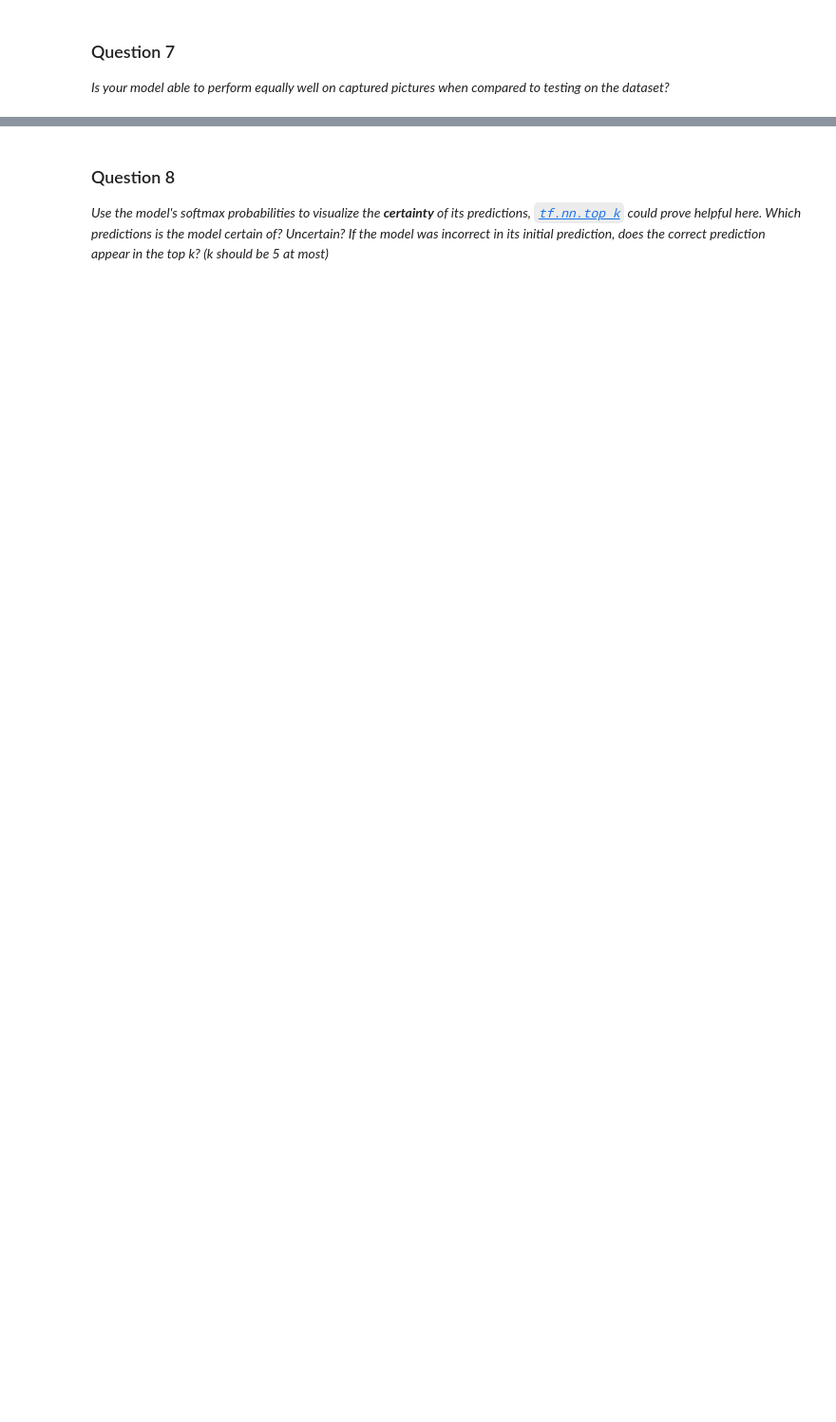
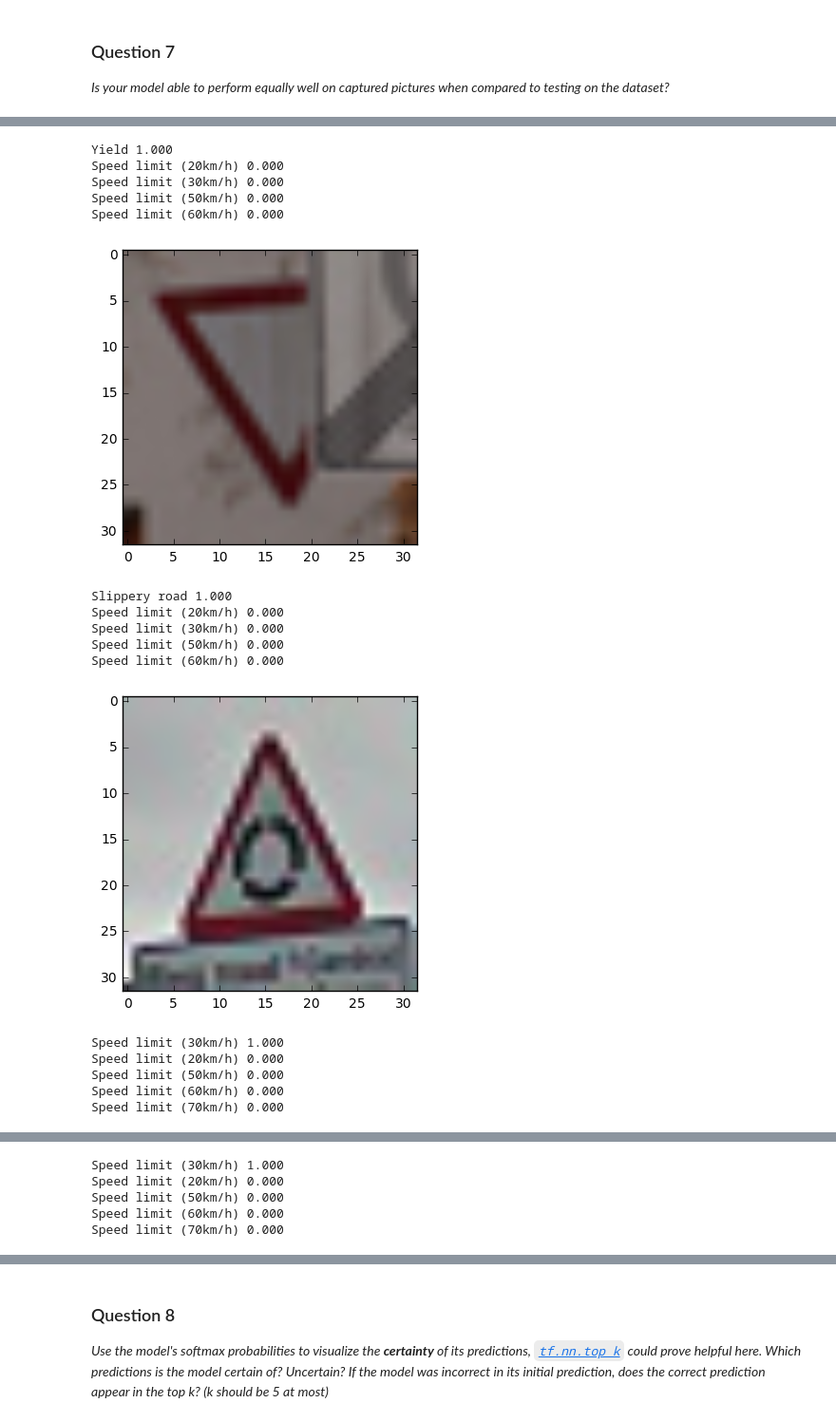
Before and after one commit to AM5800/self_drifing_car, a Jupyter notebook: traffic-signs/Traffic_Signs_Recognition.ipynb, the cells around one changed output, grey strips where cells are left out. Shown: that part at 95% size. Saved outputs shown, nothing was run; the diff lists cells and outputs as text; code cells hidden in the pictures; blank space fills up the shorter version.

```diff
--- a/traffic-signs/Traffic_Signs_Recognition.ipynb
+++ b/traffic-signs/Traffic_Signs_Recognition.ipynb
@@ -156,7 +154,7 @@ Use the code cell (or multiple code cells, if necessary) to implement the first
 ### Feel free to use as many code cells as needed.
 
 def convert_dataset(convert_fun, dataset):
-    return list(map(convert_fun, dataset))
+    return np.array(list(map(convert_fun, dataset)))
 
 class Dataset:
     def __init__(self, train, validation, test):
@@ -716,9 +732,9 @@ sorted(history.items(), key=lambda x: x[1], reverse=True)[:10:]
 # This is the final net with the best accuracy so far
 session = tf.Session()
 
-final_net = create_ms_net("original", [100, 100], [1000])
+final_net = create_ms_net("gray", [100, 100], [1000])
 final_dataset = dataset_provider.get(final_net.dataset_name)
-validation_accuracy = train(final_net, session, final_dataset, 30, 0.001, 50, 0.1, None)
+validation_accuracy = train(final_net, session, final_dataset, 50, 0.001, 50, 0.1, None)
 print("Final net: validation accuracy =", validation_accuracy)
 
 test_accuracy = evaluate_net(final_net, session, final_dataset.test, y_test_onehot)
@@ -865,0 +872,55 @@ Speed limit (60km/h) 0.000
+# %%
+### Visualize the softmax probabilities here.
+### Feel free to use as many code cells as needed.
+
+
+def get_signs_names():
+    result = {}
+    with open('signnames.csv') as csvfile:
+        reader = csv.DictReader(csvfile)
+        for row in reader:
+            classId = int(row['ClassId'])
+            name = row['SignName']
+            result[classId] = name
+    return result
+
+sign_names = get_signs_names()
+
+def show_what_net_thinks(sample, net):
+    converted = dataset_provider.convert(net.dataset_name, [sample])
+
+    softmax = tf.nn.softmax(net.tf_node)
+
+    top5 = session.run(tf.nn.top_k(softmax, k=5),
+                       feed_dict={net.x_placeholder: converted, net.dropout_placeholder: 1})
+
+    indices = top5.indices[0]
+    values = top5.values[0]
+
+    for i in range(len(indices)):
+        index = indices[i]
+        p = values[i]
+        print("{0} {1:.3f}".format(sign_names[index], p))
+
+    show_img(sample)
+
+for name in candidate_images:
+    show_what_net_thinks(test_images[name], final_net)
+# %% [output]
+Yield 1.000
+Speed limit (20km/h) 0.000
+Speed limit (30km/h) 0.000
+Speed limit (50km/h) 0.000
+Speed limit (60km/h) 0.000
+[figure, added]
+Slippery road 1.000
+Speed limit (20km/h) 0.000
+Speed limit (30km/h) 0.000
+Speed limit (50km/h) 0.000
+Speed limit (60km/h) 0.000
+[figure, added]
+Speed limit (30km/h) 1.000
+Speed limit (20km/h) 0.000
+Speed limit (50km/h) 0.000
+Speed limit (60km/h) 0.000
+Speed limit (70km/h) 0.000
@@ -865,0 +928,5 @@ Speed limit (60km/h) 0.000
+Speed limit (30km/h) 1.000
+Speed limit (20km/h) 0.000
+Speed limit (50km/h) 0.000
+Speed limit (60km/h) 0.000
+Speed limit (70km/h) 0.000
```
Also changed, not shown: parts of 19 cells of this notebook.
